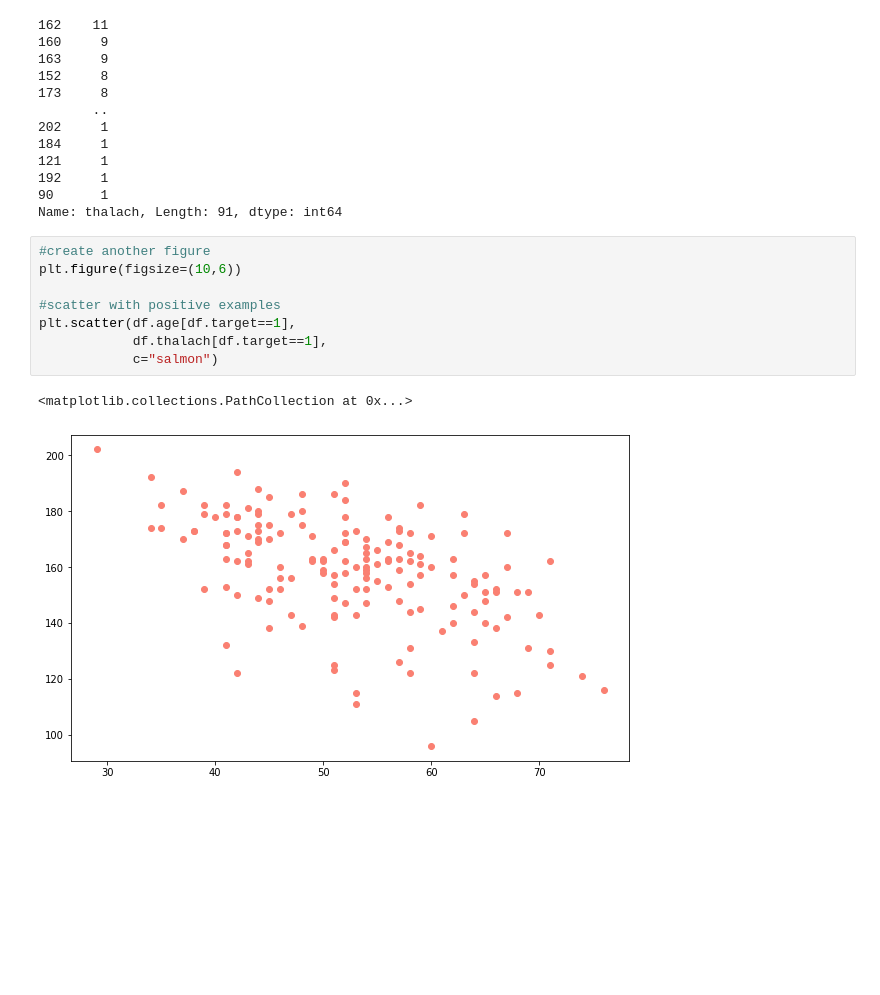
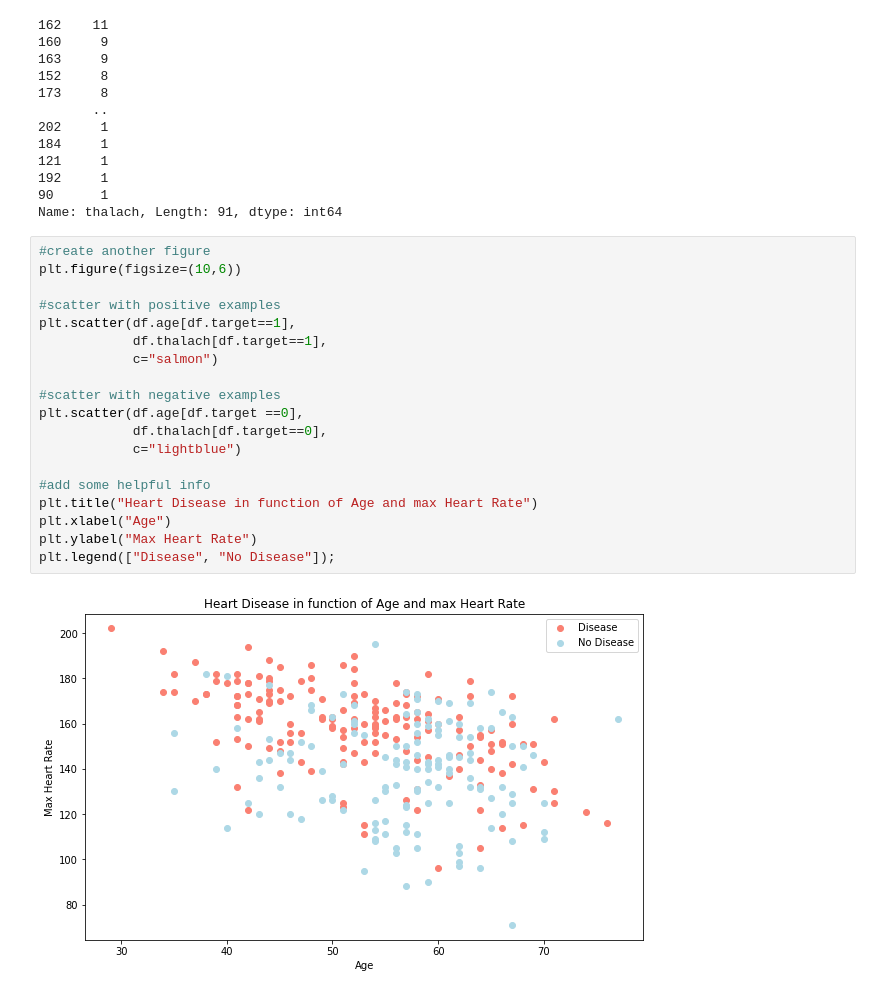
Before and after one commit to hemanth12reddy/Heart-Disease-Predictor, a Jupyter notebook: Heart_Disease_Predictor.ipynb, the cells around one changed output. Saved outputs shown, nothing was run; the diff lists cells and outputs as text; blank space fills up the shorter version.

```diff
--- a/Heart_Disease_Predictor.ipynb
+++ b/Heart_Disease_Predictor.ipynb
@@ -179,11 +179,21 @@ Name: thalach, Length: 91, dtype: int64
 # %%
 #create another figure
 plt.figure(figsize=(10,6))
 
 #scatter with positive examples
 plt.scatter(df.age[df.target==1],
             df.thalach[df.target==1],
             c="salmon")
+
+#scatter with negative examples
+plt.scatter(df.age[df.target ==0],
+            df.thalach[df.target==0],
+            c="lightblue")
+
+#add some helpful info
+plt.title("Heart Disease in function of Age and max Heart Rate")
+plt.xlabel("Age")
+plt.ylabel("Max Heart Rate")
+plt.legend(["Disease", "No Disease"]);
 # %% [output]
-<matplotlib.collections.PathCollection at 0x...>
-[figure, old version]
+[figure, new version]
```
Also changed, not shown: parts of 16 cells of this notebook.
